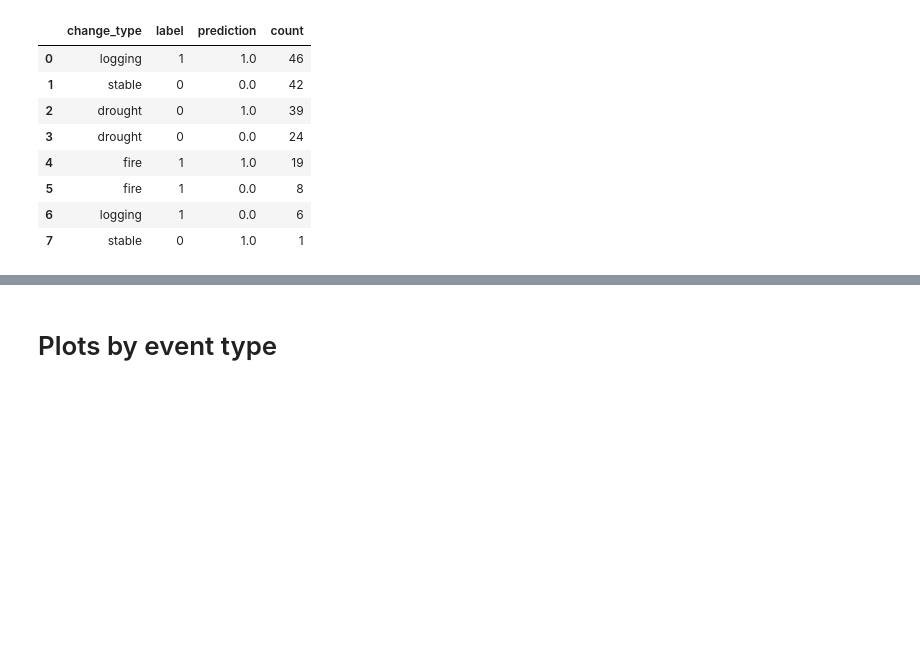
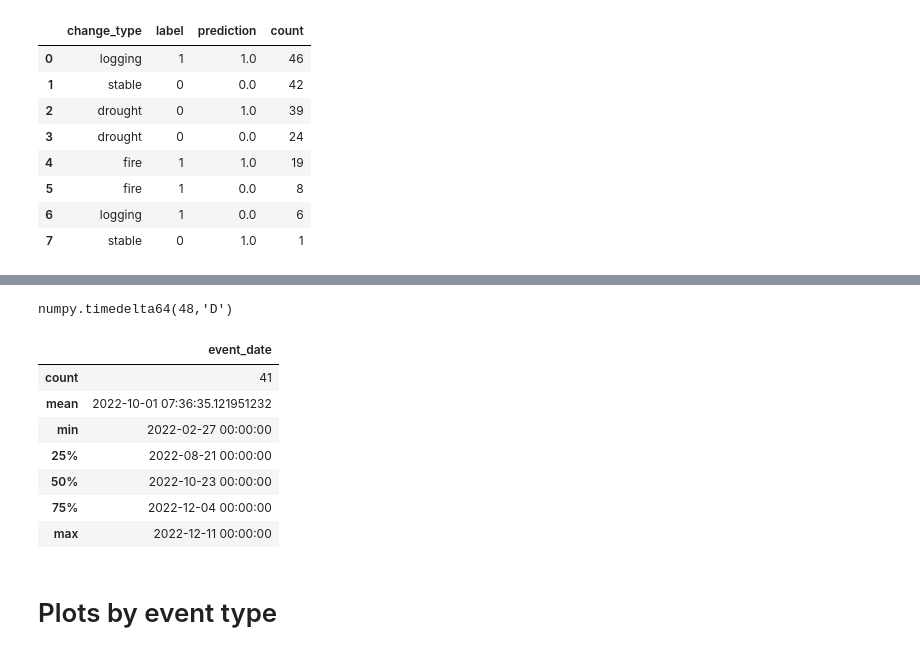
Before and after one commit to tcouso/esn-change-detection, a Jupyter notebook: notebooks/results/2.0-tcouso-render-results.ipynb, the cells around one changed output, grey strips where cells are left out. Cells and saved outputs as stored; diff of their text form; code cells hidden in the pictures; blank space fills up the shorter version.

```diff
--- a/notebooks/results/2.0-tcouso-render-results.ipynb
+++ b/notebooks/results/2.0-tcouso-render-results.ipynb
@@ -116,3 +174,34 @@ detailed_cm_abosolutes
+# %%
+# MAE of detection dates
+
+np.sum(np.abs(time_deltas_detenction_to_change_start.to_numpy())).astype(
+    'timedelta64[D]') / time_deltas_detenction_to_change_start.shape[0]
+# %% [output]
+numpy.timedelta64(48,'D')
+# %%
+false_positives_detection_dates_filename = "_".join(
+        ["max",
+         selected_score,
+         "false_positives_detection_dates",
+         selected_band]
+    )
+false_positives_detection_dates_filename += ".csv"
+false_positives_detection_dates_path = metrics_dir / \
+    false_positives_detection_dates_filename
+
+false_positives_detection_dates_description = pd.read_csv(
+    false_positives_detection_dates_path, index_col=0)
+# %%
+false_positives_detection_dates_description
+# %% [output]
+|  | event_date |
+| count | 41 |
+| mean | 2022-10-01 07:36:35.121951232 |
+| min | 2022-02-27 00:00:00 |
+| 25% | 2022-08-21 00:00:00 |
+| 50% | 2022-10-23 00:00:00 |
+| 75% | 2022-12-04 00:00:00 |
+| max | 2022-12-11 00:00:00 |
 # %% [markdown]
 # Plots by event type
 # %%
```
Also changed, not shown: parts of 15 cells of this notebook, 2 other files.
